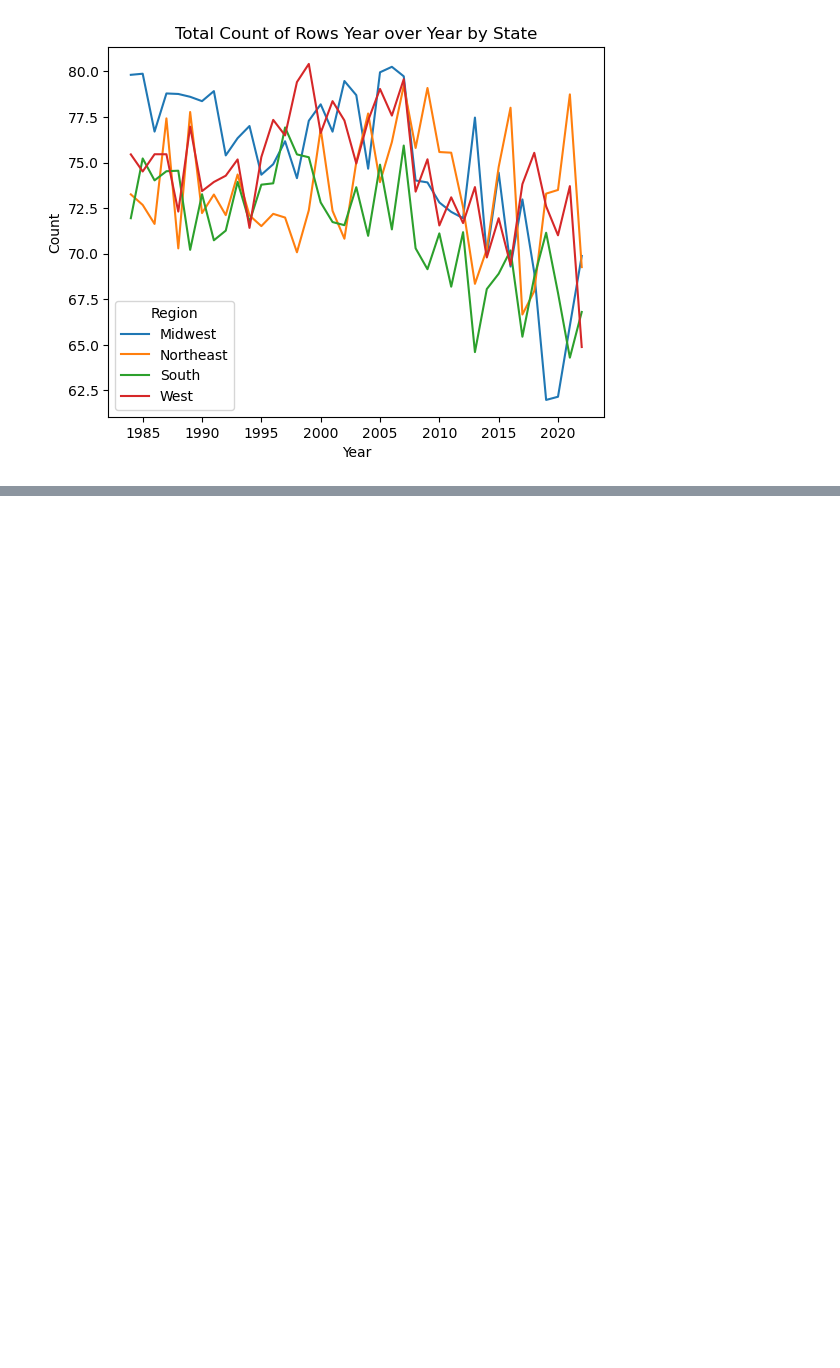
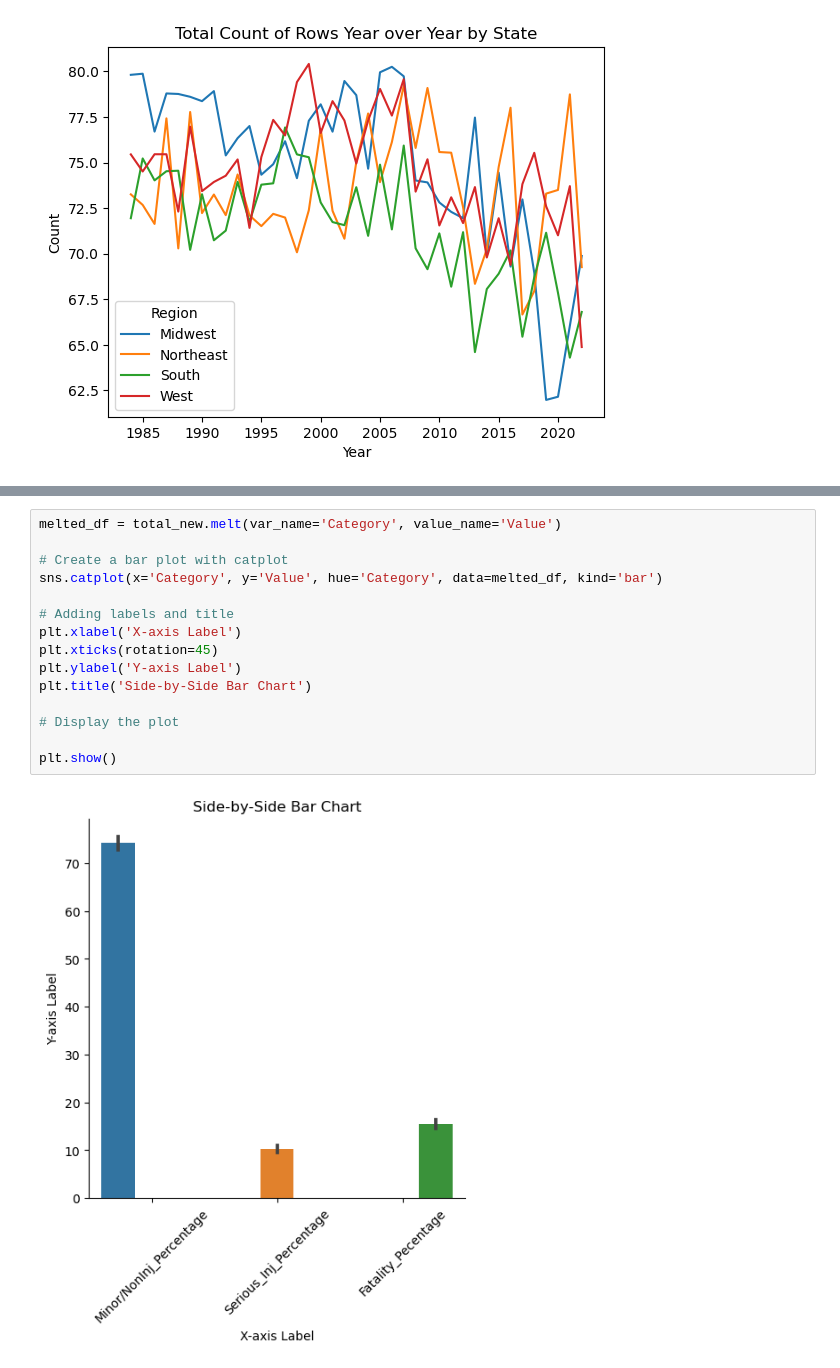
Before and after one commit to sunnywithcurlyhair/DS-Project-1, a Jupyter notebook: wd_aviation_analysis.ipynb, the cells around one changed output, grey strips where cells are left out. Cells and saved outputs as stored; diff of their text form; blank space fills up the shorter version.

```diff
--- a/wd_aviation_analysis.ipynb
+++ b/wd_aviation_analysis.ipynb
@@ -113,0 +167,17 @@ plt.show()
+# %%
+melted_df = total_new.melt(var_name='Category', value_name='Value')
+
+# Create a bar plot with catplot
+sns.catplot(x='Category', y='Value', hue='Category', data=melted_df, kind='bar')
+
+# Adding labels and title
+plt.xlabel('X-axis Label')
+plt.xticks(rotation=45)
+plt.ylabel('Y-axis Label')
+plt.title('Side-by-Side Bar Chart')
+
+# Display the plot
+
+plt.show()
+# %% [output]
+[figure, added]
```
Also changed, not shown: parts of 7 cells of this notebook, 2 other files.
